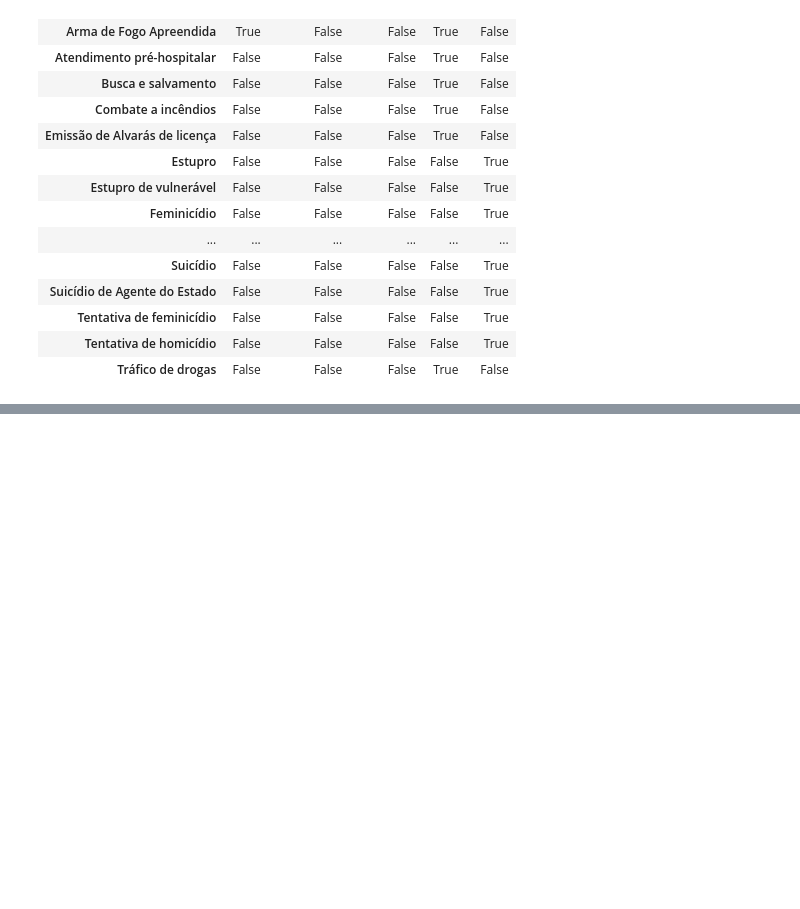
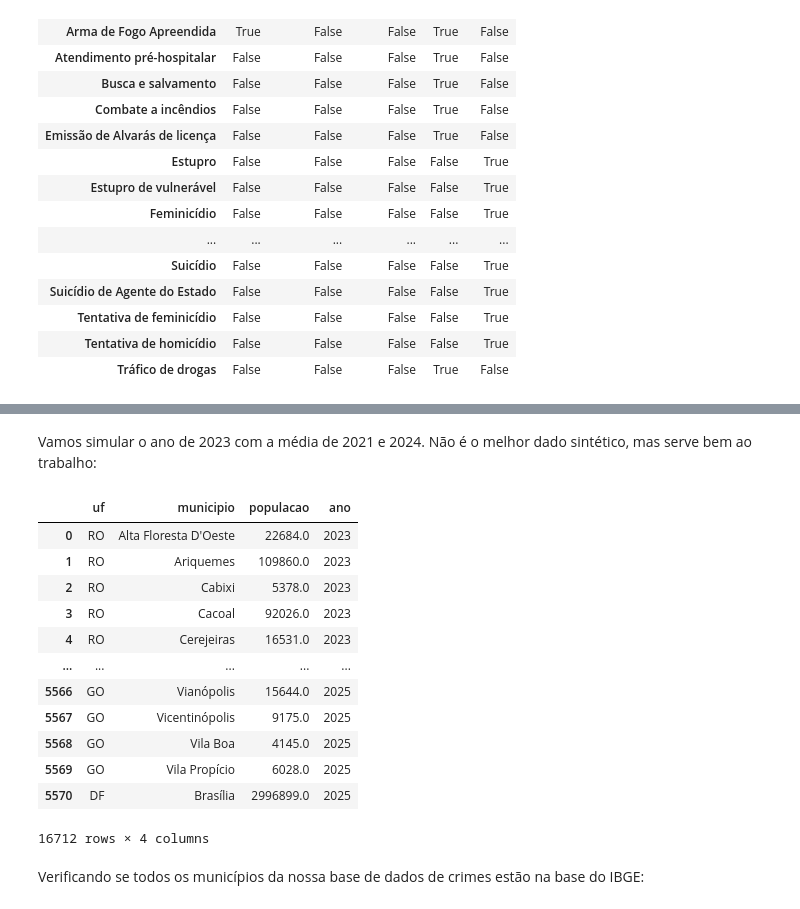
Before and after one commit to brandizzi/fb20252, a Jupyter notebook: FDB.ipynb, the cells around one changed output, grey strips where cells are left out. Saved outputs shown, nothing was run; the diff lists cells and outputs as text; code cells hidden in the pictures; blank space fills up the shorter version.

```diff
--- a/FDB.ipynb
+++ b/FDB.ipynb
@@ -431,0 +667,45 @@ event_column_df
+# %% [markdown]
+Vamos simular o ano de 2023 com a média de 2021 e 2024. Não é o melhor dado sintético, mas serve bem ao trabalho:
+# %%
+def populacao_media(df1, df2):
+# Simulando população de 2023 com dados de 2021 e 2024 (média)
+    mean_df = df1.copy()
+    mean_df['populacao'] = (df1['populacao']+df2['populacao']) // 2
+    return mean_df
+
+def merge_populacao_anos(pop_dict):
+    pop_df = pd.DataFrame()
+    for y, p_df in pop_dict.items():
+        p_df['ano'] = y
+        pop_df = pd.concat([pop_df, p_df])
+    return pop_df
+
+
+ibge_populacao_municipios_2023_df = populacao_media(
+    ibge_populacao_municipios_2021_df,
+    ibge_populacao_municipios_2024_df
+)
+
+populacao_municipios_df = merge_populacao_anos({
+    2023: ibge_populacao_municipios_2023_df,
+    2024: ibge_populacao_municipios_2024_df,
+    2025: ibge_populacao_municipios_2025_df,
+})
+
+populacao_municipios_df
+# %% [output]
+|  | uf | municipio | populacao | ano |
+| 0 | RO | Alta Floresta D'Oeste | 22684.0 | 2023 |
+| 1 | RO | Ariquemes | 109860.0 | 2023 |
+| 2 | RO | Cabixi | 5378.0 | 2023 |
+| 3 | RO | Cacoal | 92026.0 | 2023 |
+| 4 | RO | Cerejeiras | 16531.0 | 2023 |
+| ... | ... | ... | ... | ... |
+| 5566 | GO | Vianópolis | 15644.0 | 2025 |
+| 5567 | GO | Vicentinópolis | 9175.0 | 2025 |
+| 5568 | GO | Vila Boa | 4145.0 | 2025 |
+| 5569 | GO | Vila Propício | 6028.0 | 2025 |
+| 5570 | DF | Brasília | 2996899.0 | 2025 |
+16712 rows × 4 columns
+# %% [markdown]
+Verificando se todos os municípios da nossa base de dados de crimes estão na base do IBGE:
```
Also changed, not shown: parts of 48 cells of this notebook, 1 other file.
